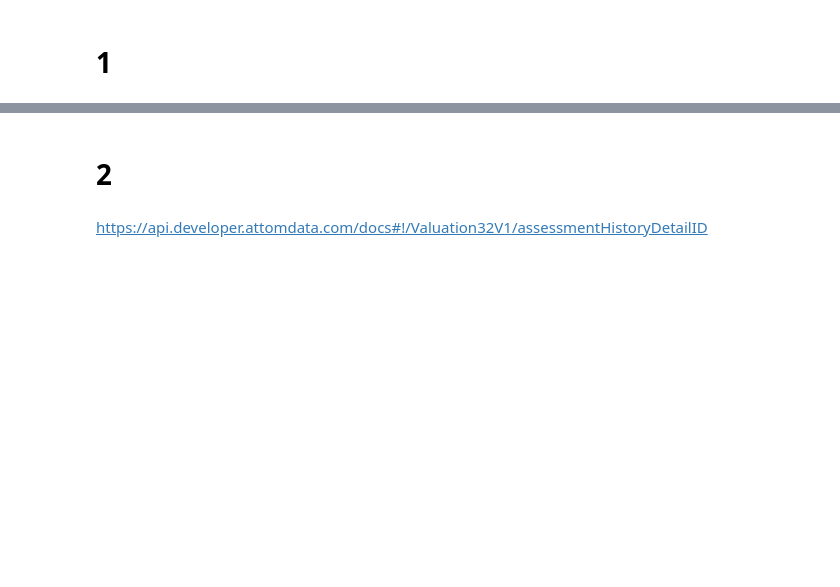
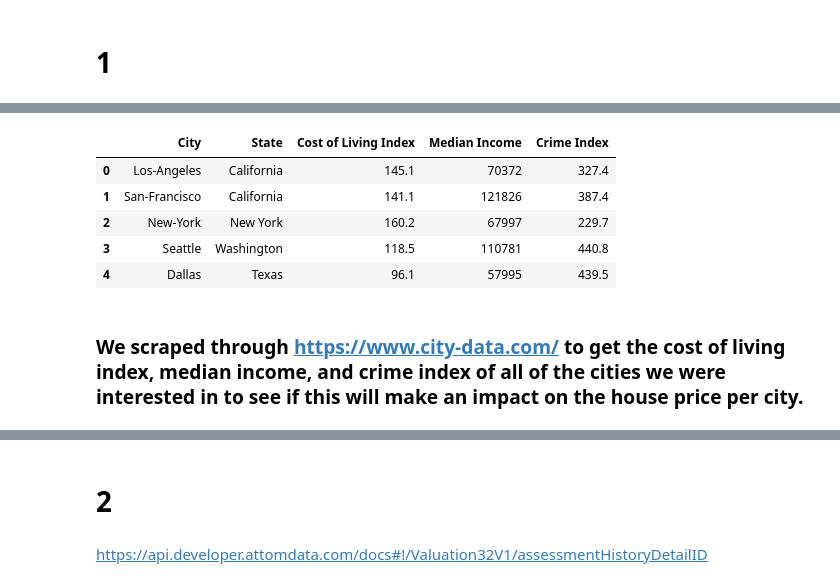
Before and after one commit to ekye0512/STA14B, a Jupyter notebook: HouseInformation.ipynb, the cells around one changed output, grey strips where cells are left out. Drawn from its saved outputs; the diff is of its cells as text; code cells hidden in the pictures; blank space fills up the shorter version.

```diff
--- a/HouseInformation.ipynb
+++ b/HouseInformation.ipynb
@@ -125,0 +115,79 @@ The merged DataFrame has been saved to real_estate_data.csv.
+# %%
+import pandas as pd
+import requests
+import requests_cache
+from bs4 import BeautifulSoup
+import re
+
+def scrape_city_data(locations):
+    base_url = "https://www.city-data.com/"
+
+    results = []
+
+    for city, state in locations:
+        path = f'/city/{city.replace(" ", "-")}-{state.replace(" ", "-")}.html'
+
+        response = requests.get(base_url + path)
+        response.raise_for_status()
+        html_content = response.text
+
+        soup = BeautifulSoup(html_content, 'html.parser')
+
+        cost_of_living_section = soup.find('section', id='cost-of-living-index')
+        median_income_section = soup.find('section', id='median-income')
+        crime_section = soup.find('section', id='crime')
+
+        city_data = {"City": city, "State": state}
+
+        if cost_of_living_section:
+            cost_of_living_text = cost_of_living_section.get_text()
+            index_value = cost_of_living_text.split(':')[1].split()[0]
+            city_data["Cost of Living Index"] = index_value
+
+        if median_income_section:
+            income_text = median_income_section.get_text()
+            income_value = income_text.split(':')[1].split()[0]
+            income_value = re.sub(r'[^\d.]', '', income_value)
+            city_data["Median Income"] = income_value
+
+        if crime_section:
+            headers = crime_section.find('thead').find('tr').find_all('th')
+
+            index_2020 = None
+            for i, header in enumerate(headers):
+                if header.get_text().strip() == "2020":
+                    index_2020 = i
+                    break
+
+            if index_2020 is not None:
+                crime_index_row = crime_section.find('tfoot').find('tr').find_all('td')
+                crime_index_2020 = crime_index_row[index_2020].get_text()
+                city_data["Crime Index "] = crime_index_2020
+
+        results.append(city_data)
+
+    return results
+
+locations = [
+    ("Los-Angeles", "California"),
+    ("San-Francisco", "California"),
+    ("New-York", "New York"),
+    ("Seattle", "Washington"),
+    ("Dallas", "Texas")
+]
+
+
+city_data = scrape_city_data(locations)
+
+df = pd.DataFrame(city_data)
+
+df.head()
+# %% [output]
+|  | City | State | Cost of Living Index | Median Income | Crime Index |
+| 0 | Los-Angeles | California | 145.1 | 70372 | 327.4 |
+| 1 | San-Francisco | California | 141.1 | 121826 | 387.4 |
+| 2 | New-York | New York | 160.2 | 67997 | 229.7 |
+| 3 | Seattle | Washington | 118.5 | 110781 | 440.8 |
+| 4 | Dallas | Texas | 96.1 | 57995 | 439.5 |
+# %% [markdown]
+### We scraped through https://www.city-data.com/ to get the cost of living index, median income, and crime index of all of the cities we were interested in to see if this will make an impact on the house price per city. ###
```
Also changed, not shown: parts of 14 cells of this notebook.
